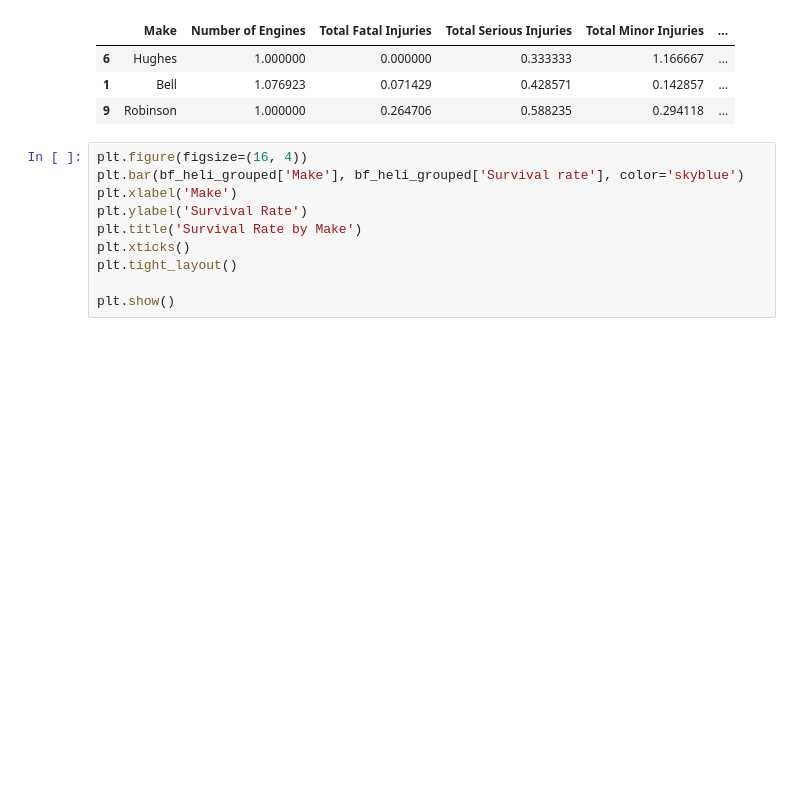
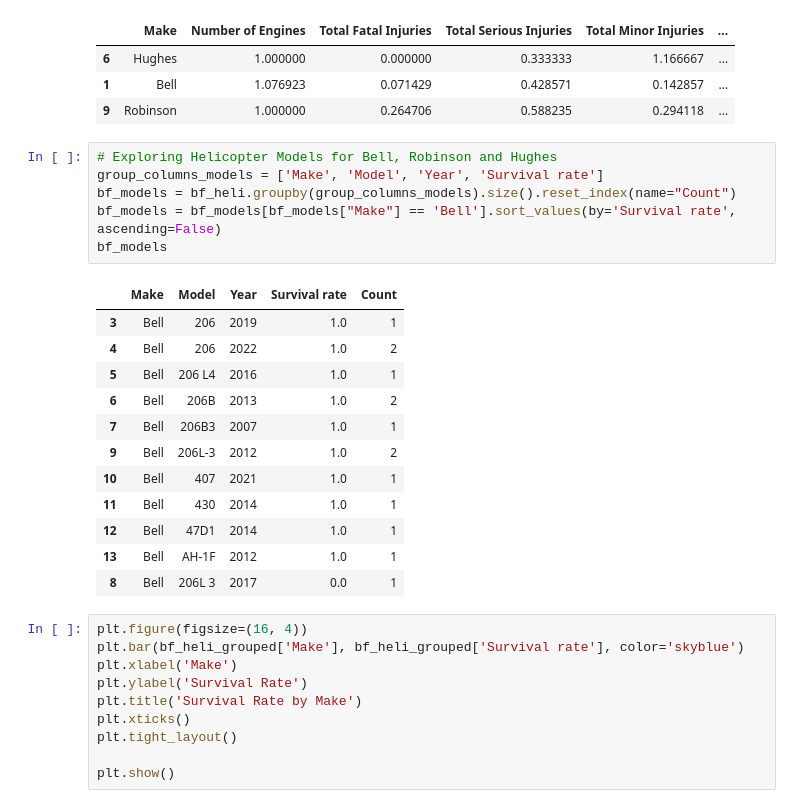
Before and after one commit to dolgorp/aviation_accidents_analysis, a Jupyter notebook: working_files/aviation-accidents.ipynb, the cells around one changed output. Cells and saved outputs as stored; diff of their text form; blank space fills up the shorter version.

```diff
--- a/working_files/aviation-accidents.ipynb
+++ b/working_files/aviation-accidents.ipynb
@@ -259,6 +282,25 @@ bf_heli_grouped
 | 6 | Hughes | 1.000000 | 0.000000 | 0.333333 | 1.166667 | ... |
 | 1 | Bell | 1.076923 | 0.071429 | 0.428571 | 0.142857 | ... |
 | 9 | Robinson | 1.000000 | 0.264706 | 0.588235 | 0.294118 | ... |
+# %%
+# Exploring Helicopter Models for Bell, Robinson and Hughes
+group_columns_models = ['Make', 'Model', 'Year', 'Survival rate']
+bf_models = bf_heli.groupby(group_columns_models).size().reset_index(name="Count")
+bf_models = bf_models[bf_models["Make"] == 'Bell'].sort_values(by='Survival rate', ascending=False)
+bf_models
+# %% [output]
+|  | Make | Model | Year | Survival rate | Count |
+| 3 | Bell | 206 | 2019 | 1.0 | 1 |
+| 4 | Bell | 206 | 2022 | 1.0 | 2 |
+| 5 | Bell | 206 L4 | 2016 | 1.0 | 1 |
+| 6 | Bell | 206B | 2013 | 1.0 | 2 |
+| 7 | Bell | 206B3 | 2007 | 1.0 | 1 |
+| 9 | Bell | 206L-3 | 2012 | 1.0 | 2 |
+| 10 | Bell | 407 | 2021 | 1.0 | 1 |
+| 11 | Bell | 430 | 2014 | 1.0 | 1 |
+| 12 | Bell | 47D1 | 2014 | 1.0 | 1 |
+| 13 | Bell | AH-1F | 2012 | 1.0 | 1 |
+| 8 | Bell | 206L 3 | 2017 | 0.0 | 1 |
 # %%
 plt.figure(figsize=(16, 4))
 plt.bar(bf_heli_grouped['Make'], bf_heli_grouped['Survival rate'], color='skyblue')
```
Also changed, not shown: parts of 7 cells of this notebook.
